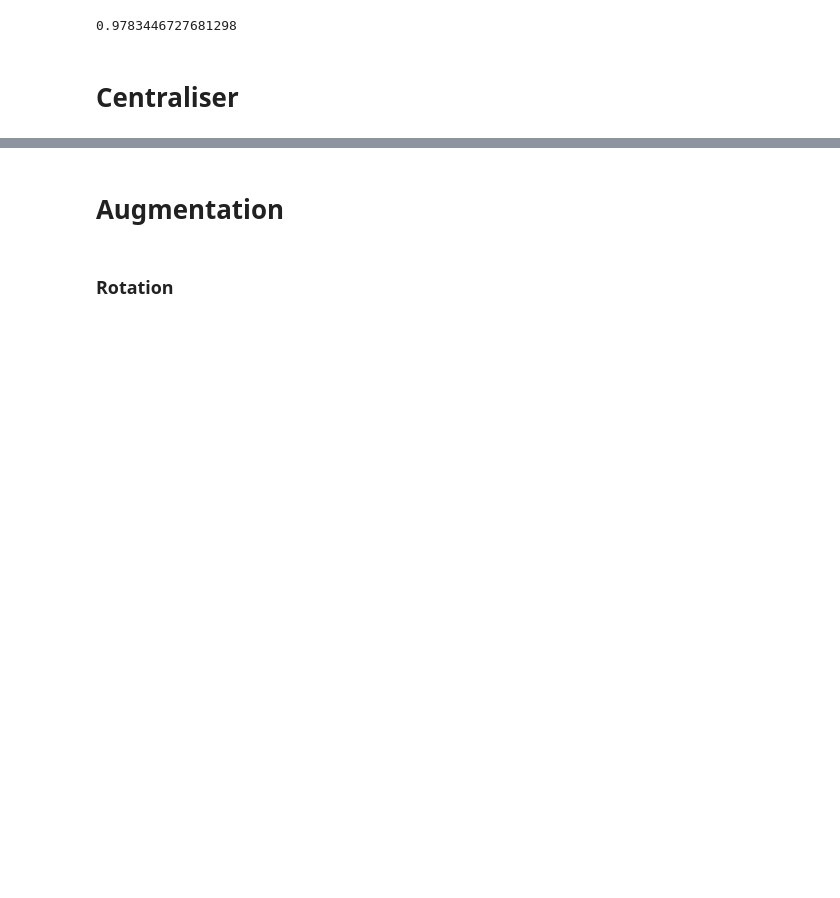
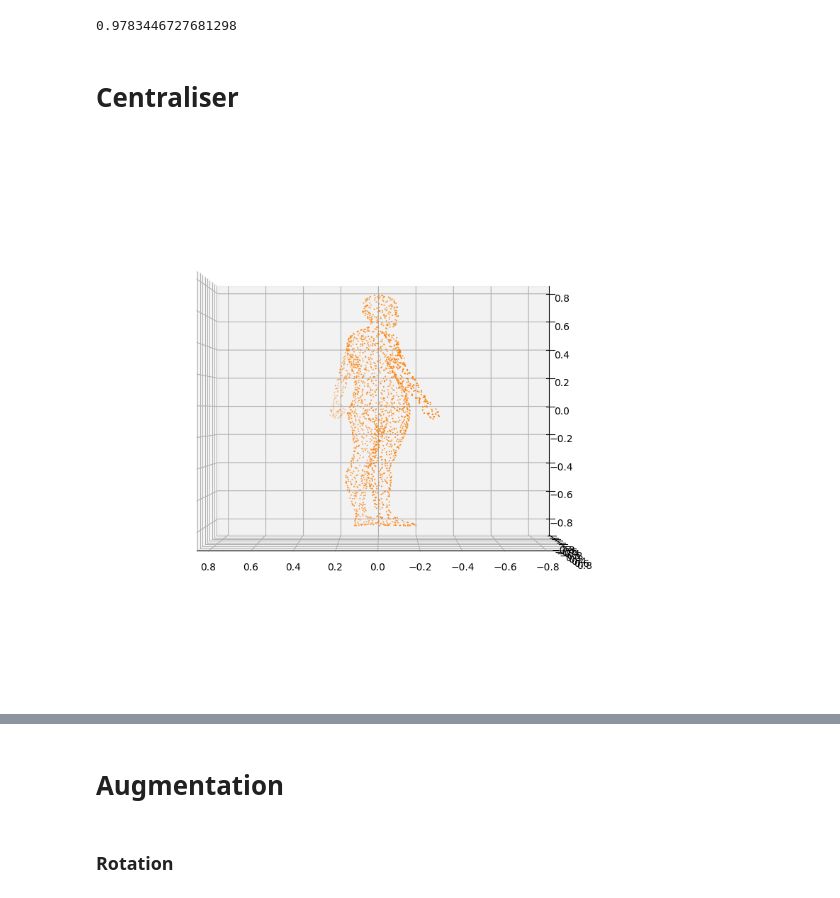
Before and after one commit to kridk999/02466-Fagpakkeprojekt-Point-clouds, a Jupyter notebook: open3d.ipynb, the cells around one changed output, grey strips where cells are left out. Drawn from its saved outputs; the diff is of its cells as text; code cells hidden in the pictures; blank space fills up the shorter version.

Commit message:
visualize via pyntcloud

```diff
--- a/open3d.ipynb
+++ b/open3d.ipynb
@@ -238,3 +239,13 @@ def visualize(points):
 
 
 #visualize(pcds_females[2])
+# %%
+from pyntcloud import PyntCloud
+#import pypotree
+
+cloud = np.asarray(pcds_dataset[200].points)
+df = pd.DataFrame(cloud, columns = ['x','y','z'])
+pointcloud = PyntCloud(df)
+pointcloud.plot()
+# %% [output]
+[figure, added]
```
Also changed, not shown: parts of 4 cells of this notebook.
